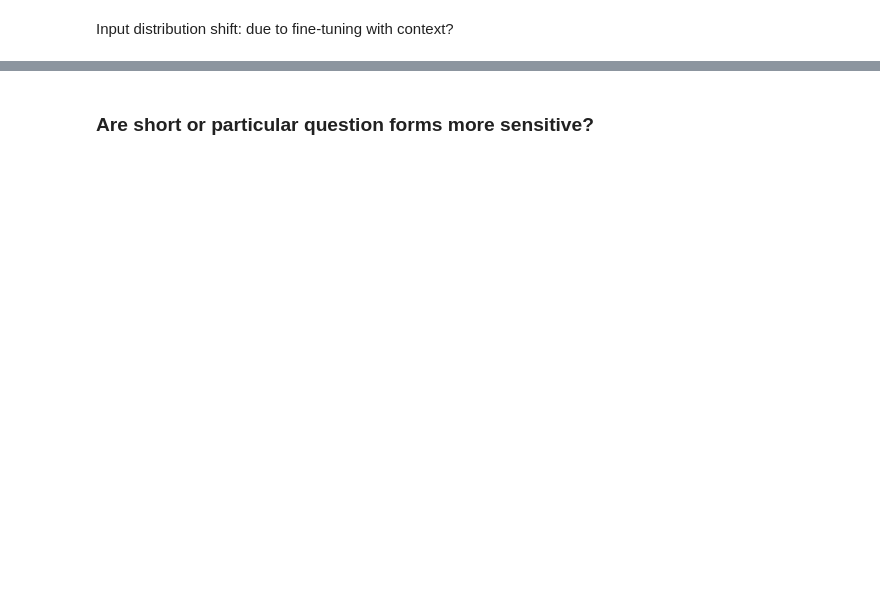
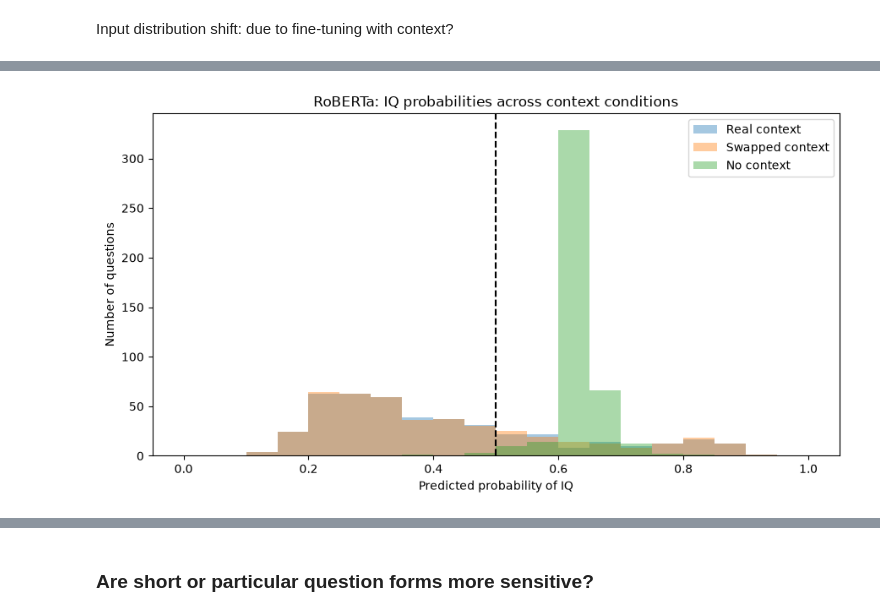
Before and after one commit to elisabeihofer-boop/ml2-final-project, a Jupyter notebook: notebooks/qualitative_analysis.ipynb, the cells around one changed output, grey strips where cells are left out. Saved outputs shown, nothing was run; the diff lists cells and outputs as text; code cells hidden in the pictures; blank space fills up the shorter version.

Commit message:
RoBERTa IQ predictions + question length and types

```diff
--- a/notebooks/qualitative_analysis.ipynb
+++ b/notebooks/qualitative_analysis.ipynb
@@ -246,2 +326,14 @@ Confidence: are IQ predictions confident?
 # %% [markdown]
 Input distribution shift: due to fine-tuning with context?
+# %%
+# loading RoBERTa probabilities
+
+probs = pd.read_csv("roberta_probabilities.csv")
+
+df = df.merge(
+    probs,
+    on="id",
+    validate="one_to_one"
+)
+
+assert len(df) == 438
@@ -247,0 +383,26 @@ Input distribution shift: due to fine-tuning with context?
+# %%
+# visualizing distributions
+
+plt.figure(figsize=(9, 5))
+
+for col, label in [
+    ("iq_prob_real", "Real context"),
+    ("iq_prob_swapped", "Swapped context"),
+    ("iq_prob_empty", "No context")
+]:
+    plt.hist(
+        df[col],
+        bins=np.linspace(0, 1, 21),
+        alpha=0.4,
+        label=label
+    )
+
+plt.axvline(0.5, color="black", linestyle="--")
+plt.xlabel("Predicted probability of IQ")
+plt.ylabel("Number of questions")
+plt.title("RoBERTa: IQ probabilities across context conditions")
+plt.legend()
+plt.tight_layout()
+plt.show()
+# %% [output]
+[figure, added]
```
Also changed, not shown: parts of 33 cells of this notebook, 2 other files.
